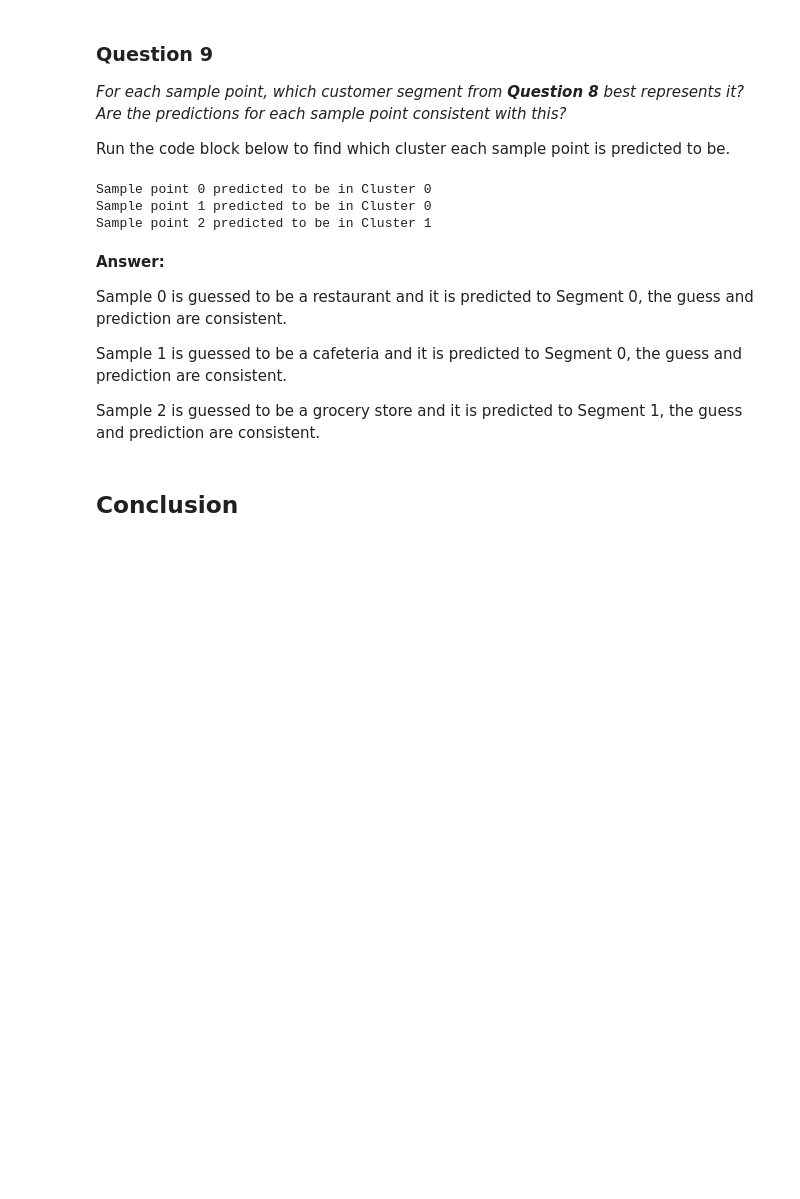
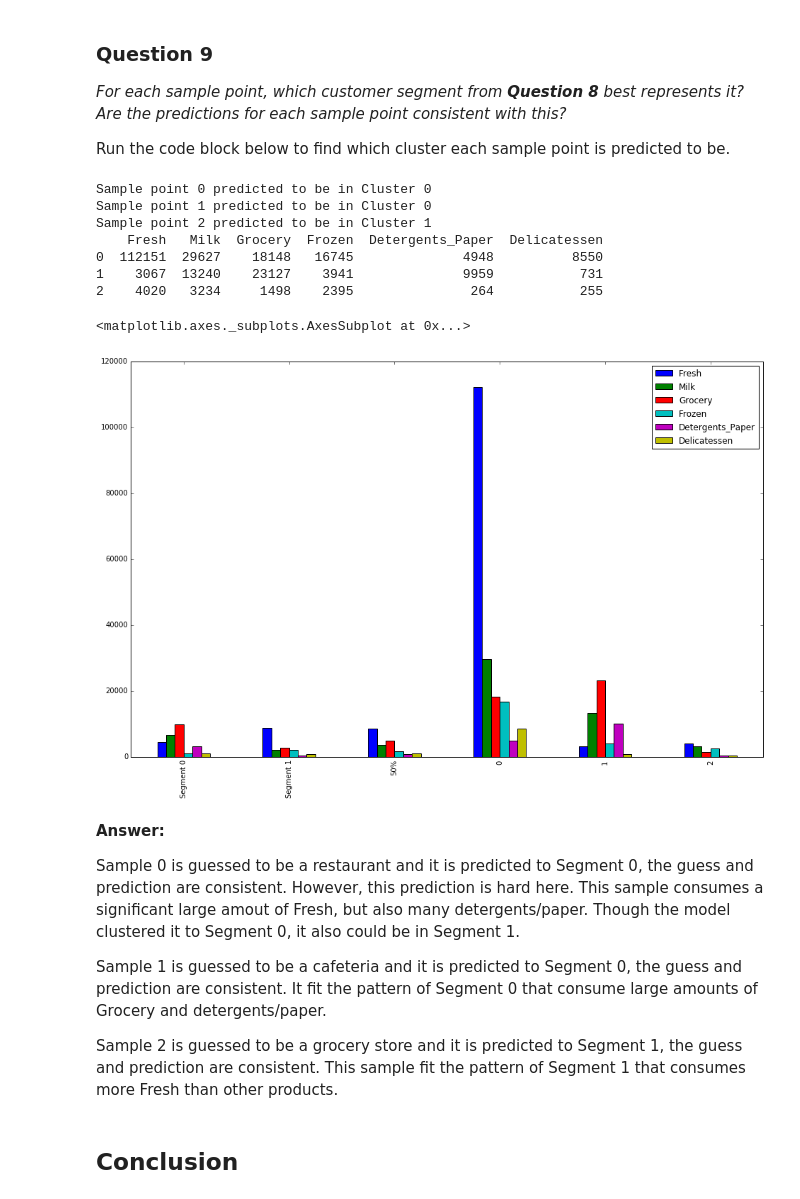
Before and after one commit to jinzhangA/Udacity_ZC, a Jupyter notebook: customer_segments_zhuo_chen/customer_segments.ipynb, the cells around one changed output. Cells and saved outputs as stored; diff of their text form; code cells hidden in the pictures; blank space fills up the shorter version.

```diff
--- a/customer_segments_zhuo_chen/customer_segments.ipynb
+++ b/customer_segments_zhuo_chen/customer_segments.ipynb
@@ -530,19 +583,35 @@ Run the code block below to find which cluster each sample point is predicted to
 # %%
 # Display the predictions
 for i, pred in enumerate(sample_preds):
     print "Sample point", i, "predicted to be in Cluster", pred
+
+
+print samples
+true_centers_dup = true_centers_dup.append(samples)
+true_centers_dup.plot(kind = 'bar', figsize = (16, 10))
 # %% [output]
 Sample point 0 predicted to be in Cluster 0
 Sample point 1 predicted to be in Cluster 0
 Sample point 2 predicted to be in Cluster 1
+    Fresh   Milk  Grocery  Frozen  Detergents_Paper  Delicatessen
+0  112151  29627    18148   16745              4948          8550
+1    3067  13240    23127    3941              9959           731
+2    4020   3234     1498    2395               264           255
+<matplotlib.axes._subplots.AxesSubplot at 0x...>
+[figure, added]
 # %% [markdown]
 **Answer:**
 
 Sample 0 is guessed to be a restaurant and it is predicted to Segment 0, the guess and prediction are consistent.
+However, this prediction is hard here. This sample consumes a significant large amout of Fresh, but also many detergents/paper. Though the model clustered it to Segment 0, it also could be in Segment 1.
+
 
 Sample 1 is guessed to be a cafeteria and it is predicted to Segment 0, the guess and prediction are consistent.
+It fit the pattern of Segment 0 that consume large amounts of Grocery and detergents/paper.
+
 
 Sample 2 is guessed to be a grocery store and it is predicted to Segment 1, the guess and prediction are consistent.
+This sample fit the pattern of Segment 1 that consumes more Fresh than other products.
 # %% [markdown]
 ## Conclusion
 # %% [markdown]
```
Also changed, not shown: parts of 16 cells of this notebook.
